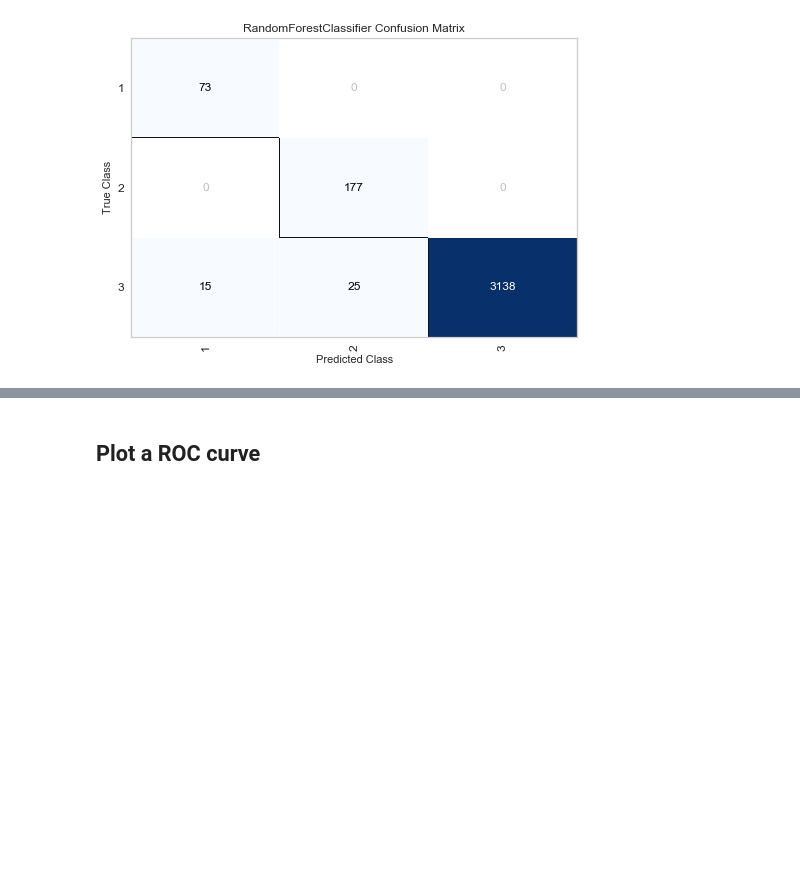
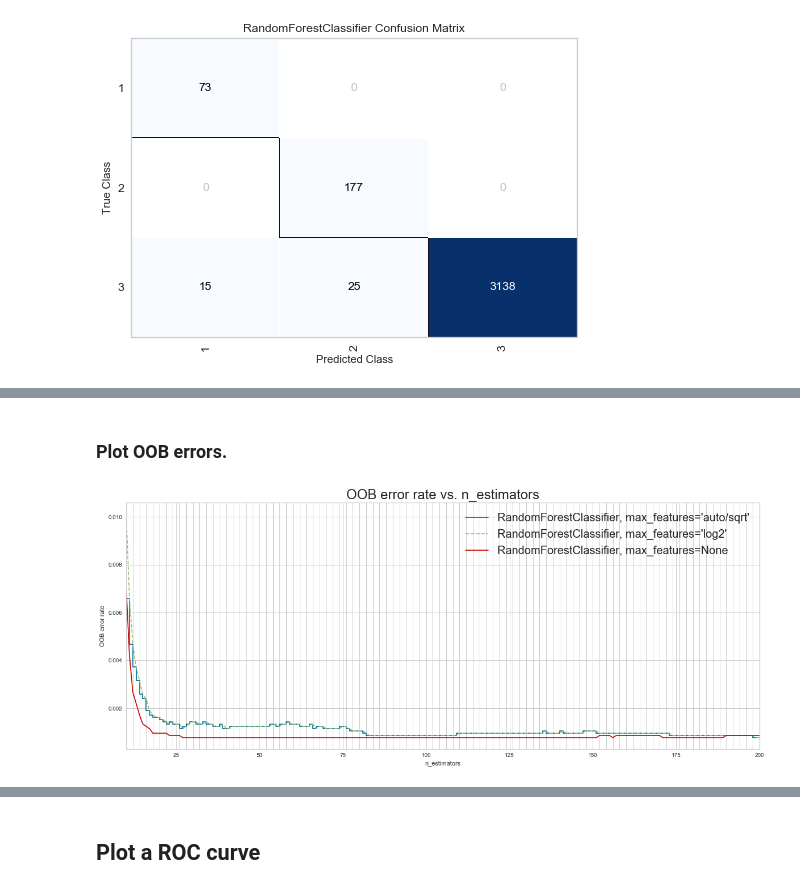
Before and after one commit to rahul7a/thyroid-classification, a Jupyter notebook: MachineLearning/ModelingAndMachineLearning.ipynb, the cells around one changed output, grey strips where cells are left out. Drawn from its saved outputs; the diff is of its cells as text; code cells hidden in the pictures; blank space fills up the shorter version.

```diff
--- a/MachineLearning/ModelingAndMachineLearning.ipynb
+++ b/MachineLearning/ModelingAndMachineLearning.ipynb
@@ -287,10 +290,10 @@ Test confusion matrix.
 # %%
 from imblearn.combine import SMOTEENN
 
-sme = SMOTEENN(random_state=42)
+sme = SMOTEENN(random_state=RANDOM_STATE)
 sme_features, sme_labels = sme.fit_sample(X_train,y_train)
-rf_smoteenn = RandomForestClassifier(random_state=42)
+rf_smoteenn = RandomForestClassifier(random_state=RANDOM_STATE)
 
-train_score = classifier_scores(rf_smoteenn, 'train', us_features, us_labels, True)
-test_score = classifier_scores(rf_smoteenn, 'test', X_test, y_test, True)
+_ = classifier_scores(rf_smoteenn, 'train', sme_features, sme_labels, True)
+_ = classifier_scores(rf_smoteenn, 'test', X_test, y_test, True)
 # %% [output]
@@ -321,0 +375,31 @@ test_score = classifier_scores(dtree_clf, 'test', X_test, y_test)
+# %% [markdown]
+### Plot OOB errors.
+# %%
+from matplotlib.ticker import MultipleLocator
+
+marker = ['steps','--','-']
+i=0
+
+# Generate the "OOB error rate" vs. "n_estimators" plot.
+fig = plt.figure(figsize=(20,8))
+ax = fig.add_subplot(1,1,1)
+
+spacing = 2.0
+minorLocator = MultipleLocator(spacing)
+ax.yaxis.set_minor_locator(minorLocator)
+ax.xaxis.set_minor_locator(minorLocator)
+ax.grid(which = 'minor')
+
+for label, clf_err in error_rate.items():
+    xs, ys = zip(*clf_err)
+    plt.plot(xs, ys, linestyle=marker[i], label=label)
+    i+=1
+
+plt.xlim(min_estimators, max_estimators)
+plt.xlabel("n_estimators")
+plt.ylabel("OOB error rate")
+plt.legend(loc="upper right", fontsize=20)
+plt.title("OOB error rate vs. n_estimators", fontsize=24)
+plt.show()
+# %% [output]
+[figure, added]
```
Also changed, not shown: parts of 35 cells of this notebook.
